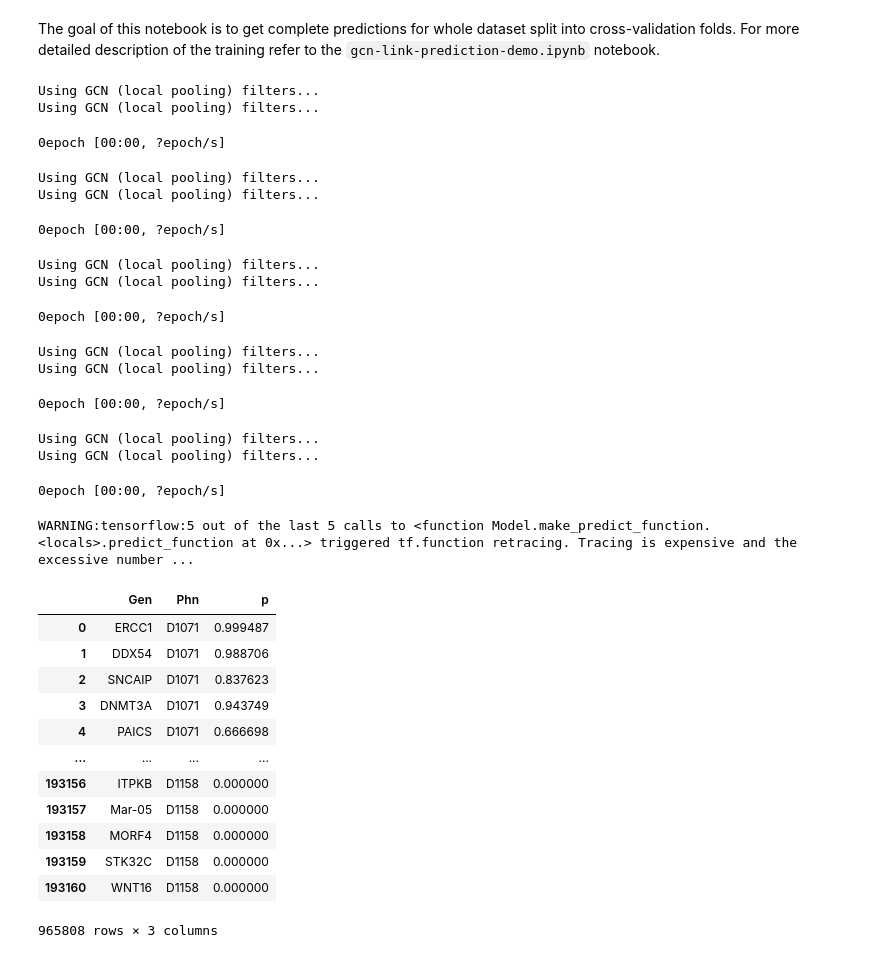
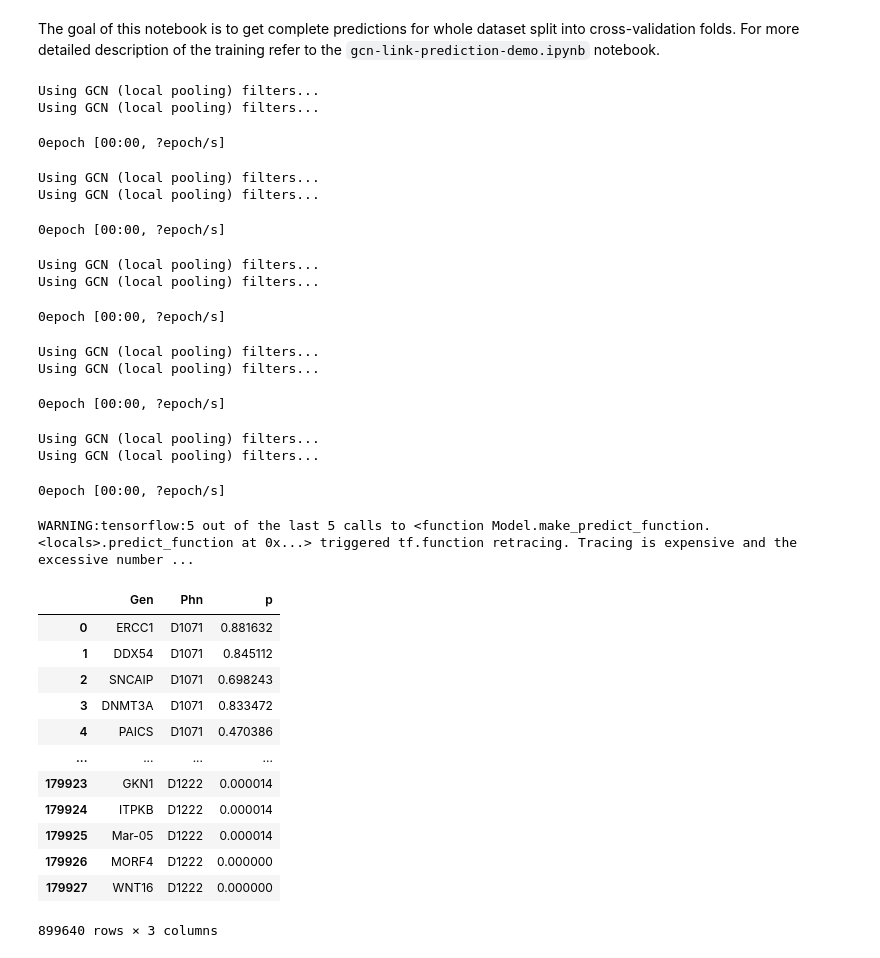
Before and after one commit to michalkoziarski/LongevityNetworks, a Jupyter notebook: gcn-link-prediction-cv.ipynb, the cells around one changed output. Cells and saved outputs as stored; diff of their text form; code cells hidden in the pictures.

Commit message:
updated single-seed results with dropped disconnected genes

```diff
--- a/gcn-link-prediction-cv.ipynb
+++ b/gcn-link-prediction-cv.ipynb
@@ -62,42 +62,42 @@ def train_predict(split, epochs=5000):
 # %%
 dfs = []
 
-splits = load_splits(sample_test_negatives=False, drop_disconnected=False)
+splits = load_splits(sample_test_negatives=False, drop_disconnected=True)
 
 for split in splits:
     dfs.append(train_predict(split))
 
 df = pd.concat(dfs)
 df
 # %% [output]
 Using GCN (local pooling) filters...
 Using GCN (local pooling) filters...
 0epoch [00:00, ?epoch/s]
 Using GCN (local pooling) filters...
 Using GCN (local pooling) filters...
 0epoch [00:00, ?epoch/s]
 Using GCN (local pooling) filters...
 Using GCN (local pooling) filters...
 0epoch [00:00, ?epoch/s]
 Using GCN (local pooling) filters...
 Using GCN (local pooling) filters...
 0epoch [00:00, ?epoch/s]
 Using GCN (local pooling) filters...
 Using GCN (local pooling) filters...
 0epoch [00:00, ?epoch/s]
 WARNING:tensorflow:5 out of the last 5 calls to <function Model.make_predict_function.<locals>.predict_function at 0x...> triggered tf.function retracing. Tracing is expensive and the excessive number ...
 |  | Gen | Phn | p |
-| 0 | ERCC1 | D1071 | 0.999487 |
-| 1 | DDX54 | D1071 | 0.988706 |
-| 2 | SNCAIP | D1071 | 0.837623 |
-| 3 | DNMT3A | D1071 | 0.943749 |
-| 4 | PAICS | D1071 | 0.666698 |
+| 0 | ERCC1 | D1071 | 0.881632 |
+| 1 | DDX54 | D1071 | 0.845112 |
+| 2 | SNCAIP | D1071 | 0.698243 |
+| 3 | DNMT3A | D1071 | 0.833472 |
+| 4 | PAICS | D1071 | 0.470386 |
 | ... | ... | ... | ... |
-| 193156 | ITPKB | D1158 | 0.000000 |
-| 193157 | Mar-05 | D1158 | 0.000000 |
-| 193158 | MORF4 | D1158 | 0.000000 |
-| 193159 | STK32C | D1158 | 0.000000 |
-| 193160 | WNT16 | D1158 | 0.000000 |
+| 179923 | GKN1 | D1222 | 0.000014 |
+| 179924 | ITPKB | D1222 | 0.000014 |
+| 179925 | Mar-05 | D1222 | 0.000014 |
+| 179926 | MORF4 | D1222 | 0.000000 |
+| 179927 | WNT16 | D1222 | 0.000000 |
-965808 rows × 3 columns
+899640 rows × 3 columns
 # %%
 df.to_csv('results.csv', index=False)
```
Also changed, not shown: 3 other files.
